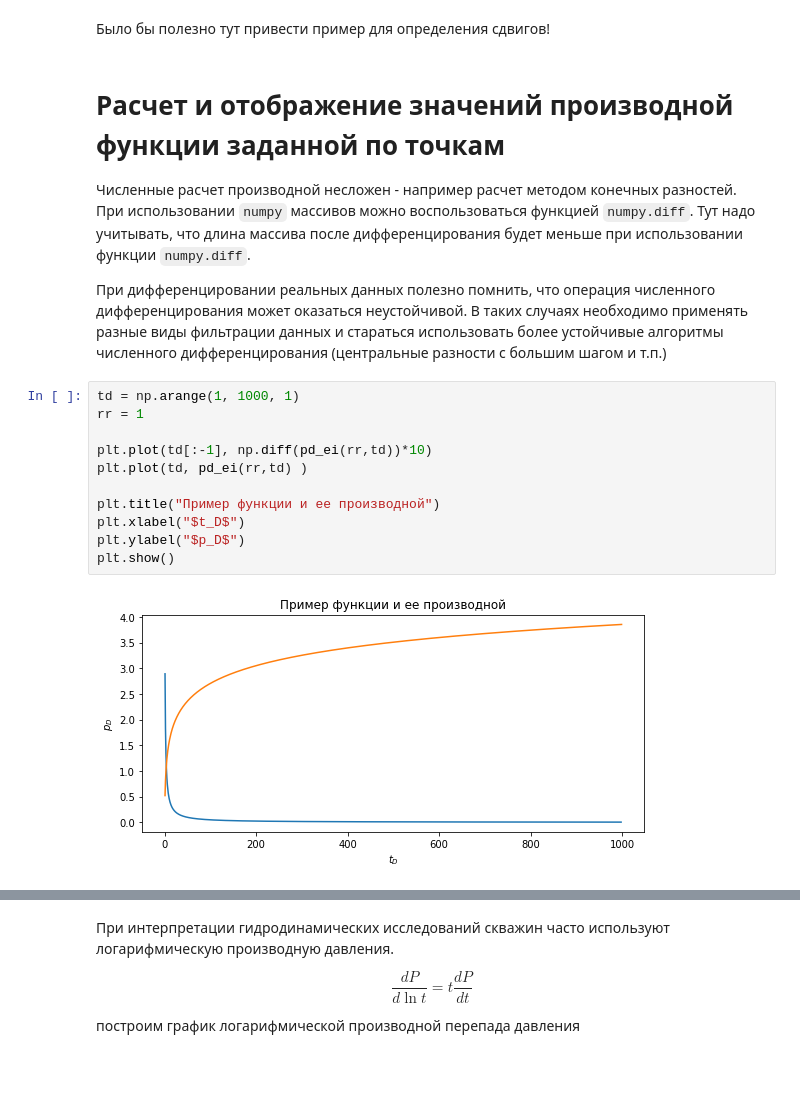
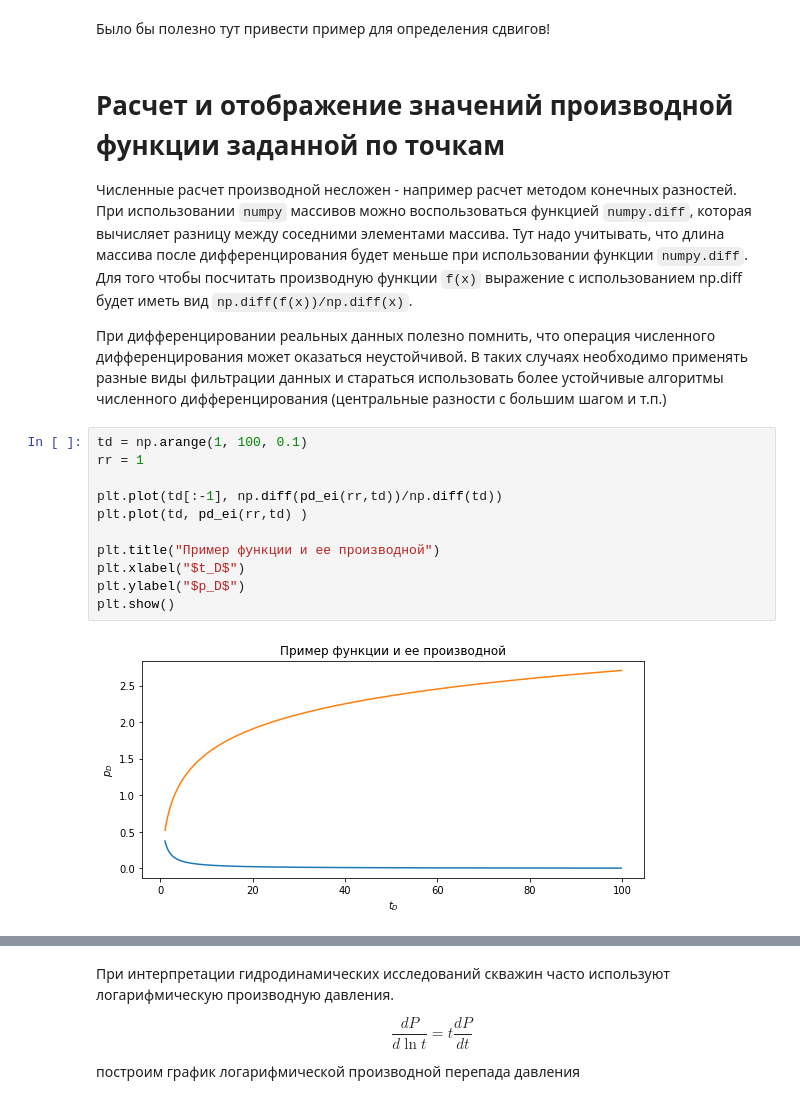
Before and after one commit to khabibullinra/welltest_examples, a Jupyter notebook: jupyter/14_semilog_loglog_derivatives_calc.ipynb, the cells around one changed output, grey strips where cells are left out. Drawn from its saved outputs; the diff is of its cells as text; blank space fills up the shorter version.

Commit message:
исправлена ошибка расчета производной в примере 14

```diff
--- a/jupyter/14_semilog_loglog_derivatives_calc.ipynb
+++ b/jupyter/14_semilog_loglog_derivatives_calc.ipynb
@@ -145,22 +145,22 @@ plt.show()
 # %% [markdown]
 # Расчет и отображение значений производной функции заданной по точкам
 
-Численные расчет производной несложен - например расчет методом конечных разностей. При использовании `numpy` массивов можно воспользоваться функцией `numpy.diff`. Тут надо учитывать, что длина массива после дифференцирования будет меньше при использовании функции `numpy.diff`.
+Численные расчет производной несложен - например расчет методом конечных разностей. При использовании `numpy` массивов можно воспользоваться функцией `numpy.diff`, которая вычисляет разницу между соседними элементами массива. Тут надо учитывать, что длина массива после дифференцирования будет меньше при использовании функции `numpy.diff`. Для того чтобы посчитать производную функции `f(x)` выражение с использованием np.diff будет иметь вид `np.diff(f(x))/np.diff(x)`.
 
 При дифференцировании реальных данных полезно помнить, что операция численного дифференцирования может оказаться неустойчивой. В таких случаях необходимо применять разные виды фильтрации данных и стараться использовать более устойчивые алгоритмы численного дифференцирования (центральные разности с большим шагом и т.п.)
 # %%
-td = np.arange(1, 1000, 1)
+td = np.arange(1, 100, 0.1)
 rr = 1
 
-plt.plot(td[:-1], np.diff(pd_ei(rr,td))*10)
+plt.plot(td[:-1], np.diff(pd_ei(rr,td))/np.diff(td))
 plt.plot(td, pd_ei(rr,td) )
 
 plt.title("Пример функции и ее производной")
 plt.xlabel("$t_D$")
 plt.ylabel("$p_D$")
 plt.show()
 # %% [output]
-[figure, old version]
+[figure, new version]
 # %%
 td = np.arange(1, 1000, 1)
 rr = 1
```
Also changed, not shown: parts of 3 cells of this notebook.
